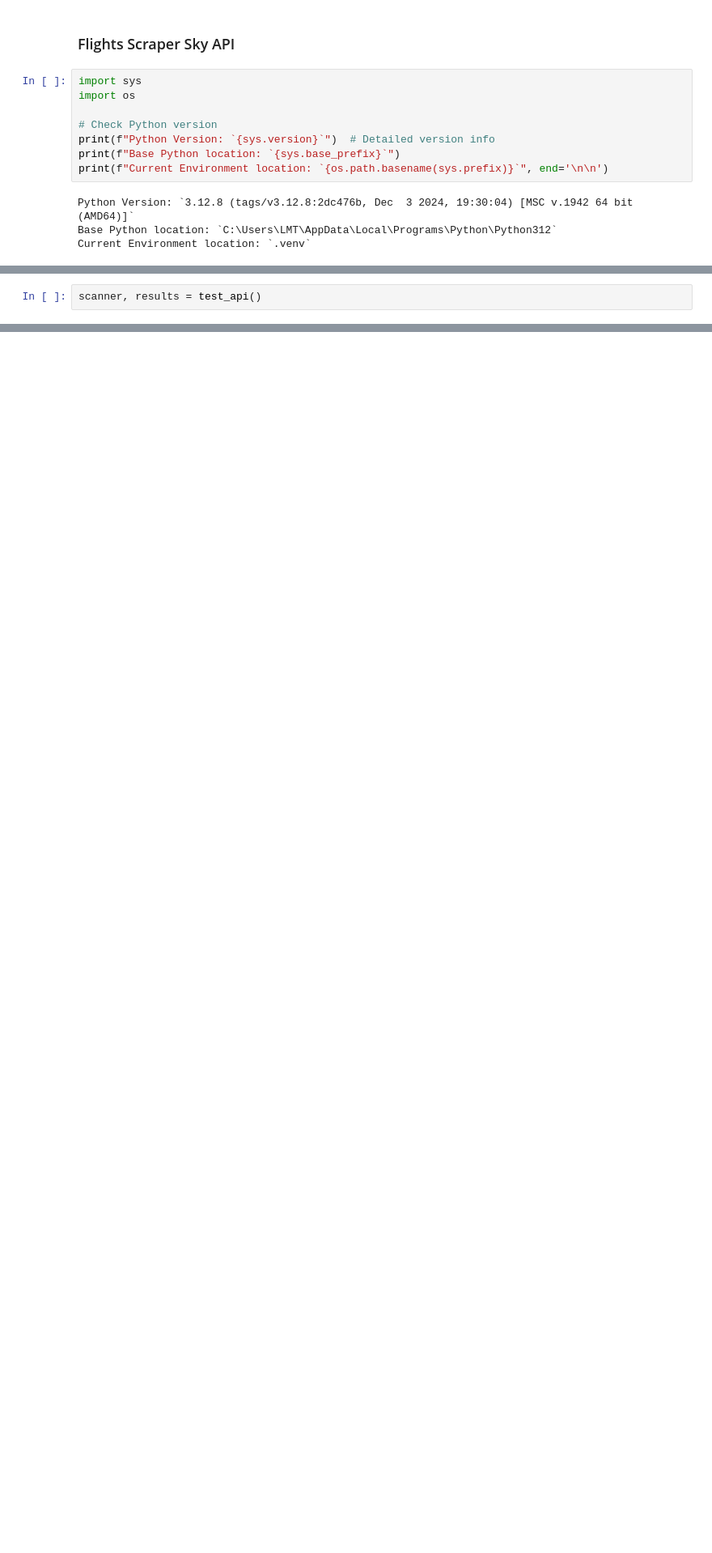
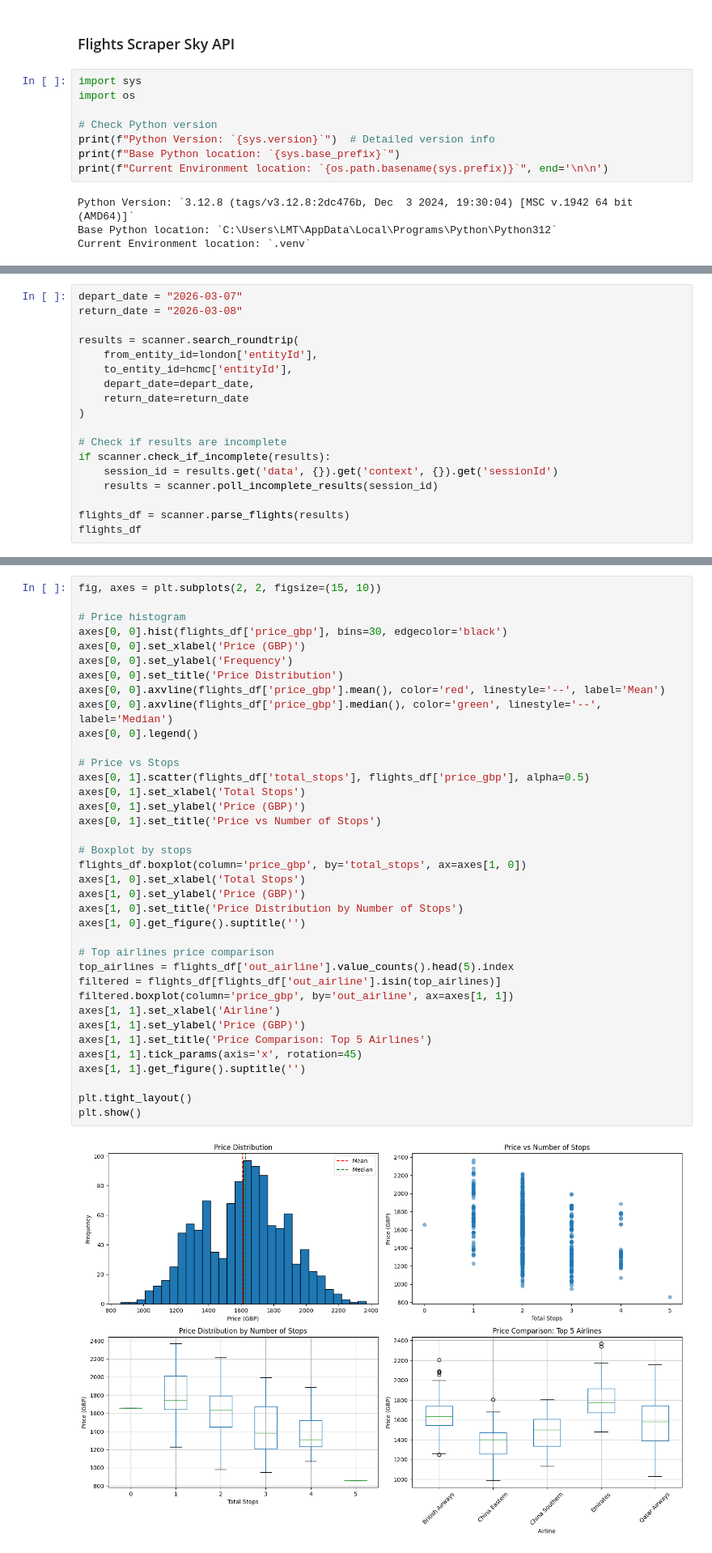
Before and after one commit to ThongLai/Flight-Scanner, a Jupyter notebook: experiment_notebooks/FlightsScraperSkyAPI.ipynb, the cells around one changed output, grey strips where cells are left out. Shown at 81% size. Saved outputs shown, nothing was run; the diff lists cells and outputs as text; blank space fills up the shorter version.

```diff
--- a/experiment_notebooks/FlightsScraperSkyAPI.ipynb
+++ b/experiment_notebooks/FlightsScraperSkyAPI.ipynb
@@ -367,2 +67,0 @@ def display_flights(scanner, results):
-# %%
-scanner, results = test_api()
@@ -434,0 +85,18 @@ flights_df
+# %%
+depart_date = "2026-03-07"
+return_date = "2026-03-08"
+
+results = scanner.search_roundtrip(
+    from_entity_id=london['entityId'],
+    to_entity_id=hcmc['entityId'],
+    depart_date=depart_date,
+    return_date=return_date
+)
+
+# Check if results are incomplete
+if scanner.check_if_incomplete(results):
+    session_id = results.get('data', {}).get('context', {}).get('sessionId')
+    results = scanner.poll_incomplete_results(session_id)
+
+flights_df = scanner.parse_flights(results)
+flights_df
@@ -434,0 +249,39 @@ flights_df
+# %%
+fig, axes = plt.subplots(2, 2, figsize=(15, 10))
+
+# Price histogram
+axes[0, 0].hist(flights_df['price_gbp'], bins=30, edgecolor='black')
+axes[0, 0].set_xlabel('Price (GBP)')
+axes[0, 0].set_ylabel('Frequency')
+axes[0, 0].set_title('Price Distribution')
+axes[0, 0].axvline(flights_df['price_gbp'].mean(), color='red', linestyle='--', label='Mean')
+axes[0, 0].axvline(flights_df['price_gbp'].median(), color='green', linestyle='--', label='Median')
+axes[0, 0].legend()
+
+# Price vs Stops
+axes[0, 1].scatter(flights_df['total_stops'], flights_df['price_gbp'], alpha=0.5)
+axes[0, 1].set_xlabel('Total Stops')
+axes[0, 1].set_ylabel('Price (GBP)')
+axes[0, 1].set_title('Price vs Number of Stops')
+
+# Boxplot by stops
+flights_df.boxplot(column='price_gbp', by='total_stops', ax=axes[1, 0])
+axes[1, 0].set_xlabel('Total Stops')
+axes[1, 0].set_ylabel('Price (GBP)')
+axes[1, 0].set_title('Price Distribution by Number of Stops')
+axes[1, 0].get_figure().suptitle('')
+
+# Top airlines price comparison
+top_airlines = flights_df['out_airline'].value_counts().head(5).index
+filtered = flights_df[flights_df['out_airline'].isin(top_airlines)]
+filtered.boxplot(column='price_gbp', by='out_airline', ax=axes[1, 1])
+axes[1, 1].set_xlabel('Airline')
+axes[1, 1].set_ylabel('Price (GBP)')
+axes[1, 1].set_title('Price Comparison: Top 5 Airlines')
+axes[1, 1].tick_params(axis='x', rotation=45)
+axes[1, 1].get_figure().suptitle('')
+
+plt.tight_layout()
+plt.show()
+# %% [output]
+[figure, added]
```
Also changed, not shown: parts of 13 cells of this notebook, 3 other files.
